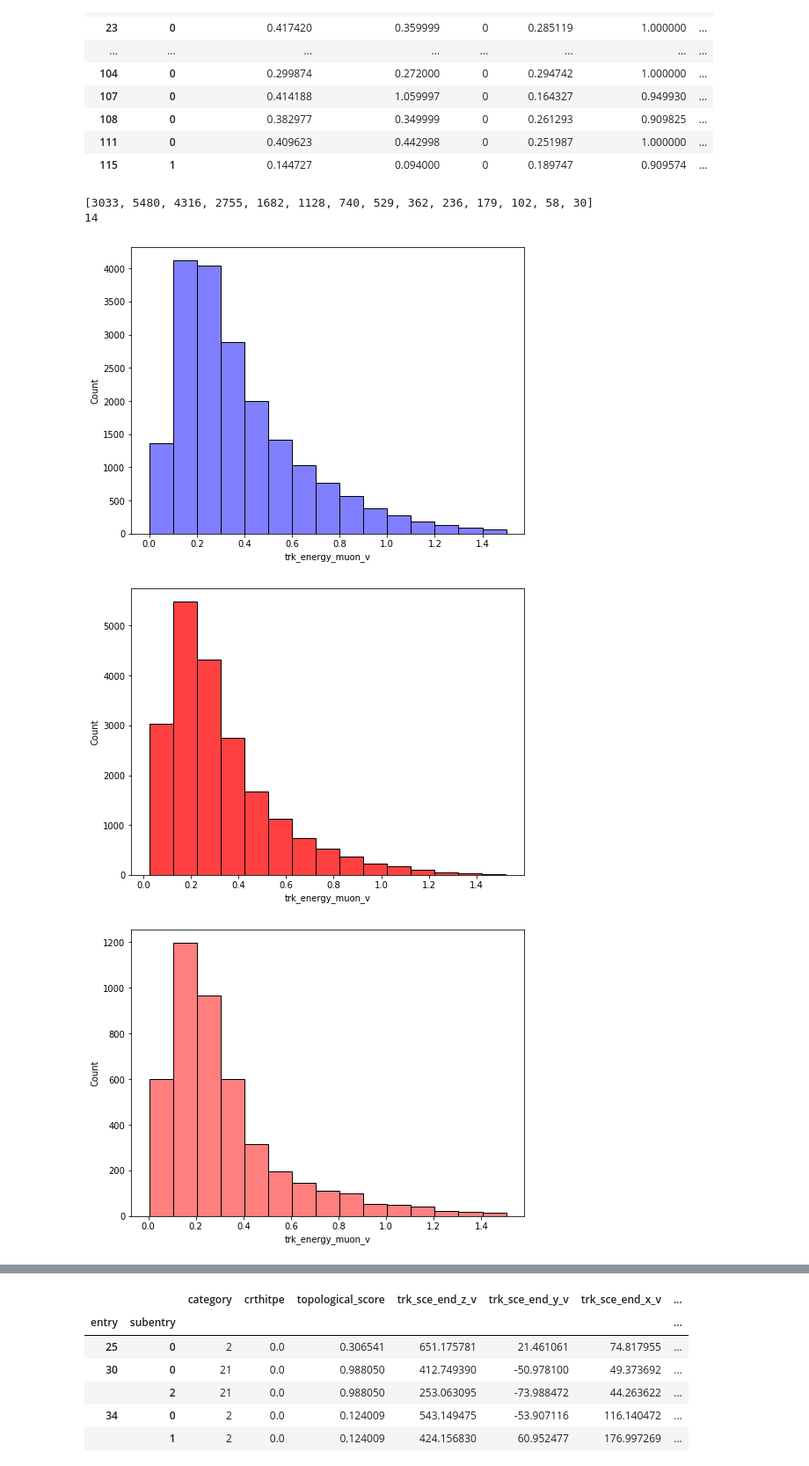
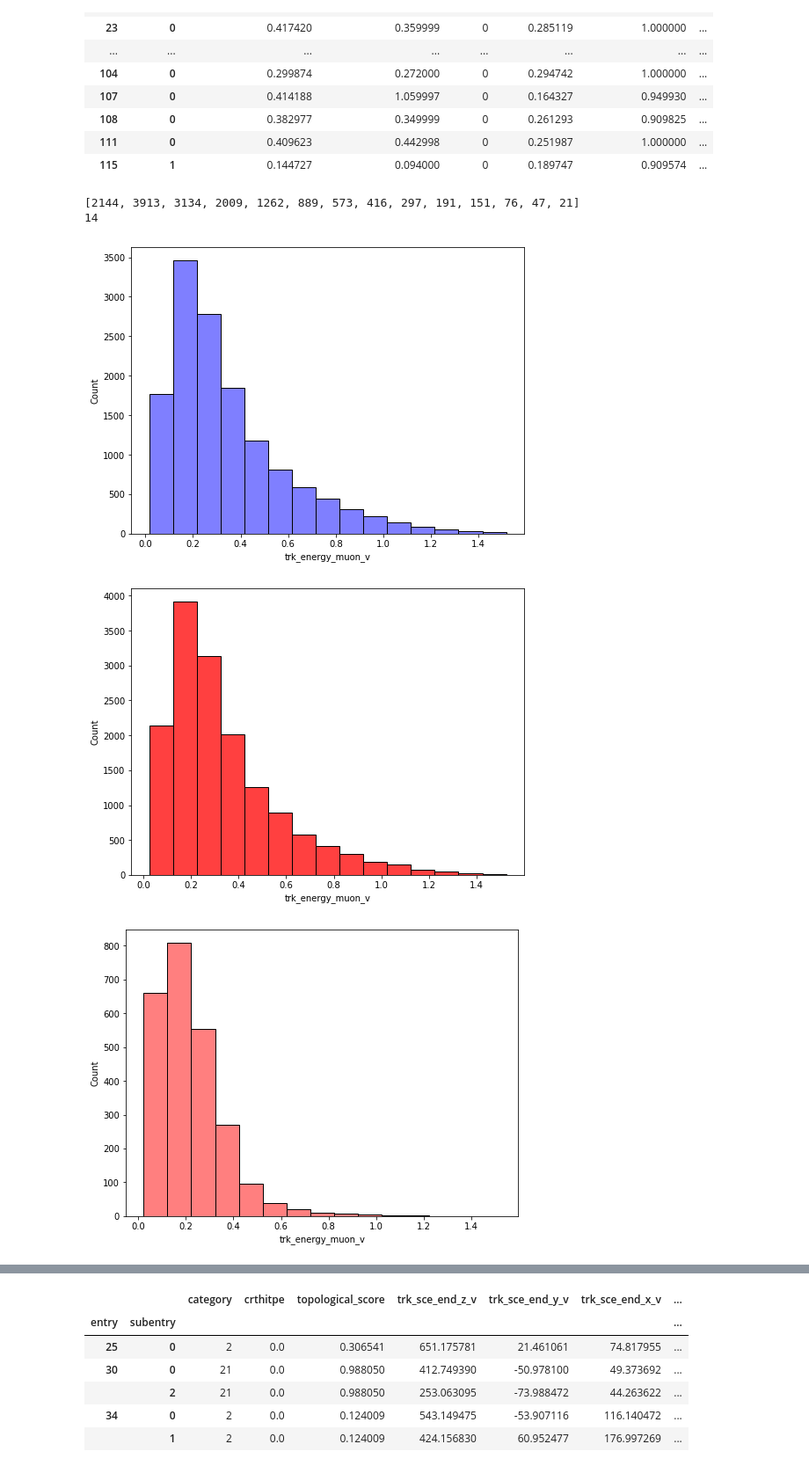
Before and after one commit to finnerudo/MScproject, a Jupyter notebook: Plotting_numu.ipynb, the cells around one changed output, grey strips where cells are left out. Shown: that part at 88% size. Saved outputs shown, nothing was run; the diff lists cells and outputs as text; code cells hidden in the pictures.

```diff
--- a/Plotting_numu.ipynb
+++ b/Plotting_numu.ipynb
@@ -89,9 +77,6 @@ KeyError: 'weightSplineTimesTune'
 
 # total run
 def selection_cut(df_cut, weightTuneBool = True):
-
-    df_cut = (df_cut.loc[((df_cut['trk_mcs_muon_mom_v'] - df_cut['trk_range_muon_mom_v']) / (df_cut['trk_range_muon_mom_v'])) > -0.5])
-    df_cut = (df_cut.loc[((df_cut['trk_mcs_muon_mom_v'] - df_cut['trk_range_muon_mom_v']) / (df_cut['trk_range_muon_mom_v'])) < 0.5])
 
 
     #Pre-selection cuts
@@ -111,7 +96,7 @@ def selection_cut(df_cut, weightTuneBool = True):
     df_cut = df_cut.loc[df_cut['nslice'] == 1]
     df_cut = df_cut.loc[df_cut['topological_score'] > 0.06]
     df_cut = df_cut.loc[df_cut['crtveto'] != 1]
-    #df_cut = df_cut.loc[df_cut['contained_fraction'] > 0.9]
+    df_cut = df_cut.loc[df_cut['_closestNuCosmicDist'] > 5]
 
 
 
@@ -126,6 +111,10 @@ def selection_cut(df_cut, weightTuneBool = True):
     df_cut = df_cut.loc[df_cut['trk_sce_end_z_v'] > -300]
     df_cut = df_cut.loc[df_cut['trk_sce_end_y_v'] > -300]
     df_cut = df_cut.loc[df_cut['trk_sce_end_z_v'] > -300]
+
+    #Selection cuts
+    df_cut = (df_cut.loc[((df_cut['trk_mcs_muon_mom_v'] - df_cut['trk_range_muon_mom_v']) / (df_cut['trk_range_muon_mom_v'])) > -0.5])
+    df_cut = (df_cut.loc[((df_cut['trk_mcs_muon_mom_v'] - df_cut['trk_range_muon_mom_v']) / (df_cut['trk_range_muon_mom_v'])) < 0.5])
 
     df_cut = df_cut.loc[df_cut['trk_score_v'] > 0.8]
     df_cut = df_cut.loc[5 <= df_cut['trk_sce_start_x_v']]
@@ -161,10 +150,12 @@ def selection_cut(df_cut, weightTuneBool = True):
 def selection_cut_MC(df_cut, weightTuneBool = True):
 
     #Pre-selection cuts
-
-    #df_cut = (df_cut.loc[((df_cut['trk_mcs_muon_mom_v'] - df_cut['trk_range_muon_mom_v']) / (df_cut['trk_range_muon_mom_v'])) > -0.5])
-    #df_cut = (df_cut.loc[((df_cut['trk_mcs_muon_mom_v'] - df_cut['trk_range_muon_mom_v']) / (df_cut['trk_range_muon_mom_v'])) < 0.5])
-
+    df_cut = df_cut.loc[5 <= df_cut['reco_nu_vtx_sce_x']]
+    df_cut = df_cut.loc[df_cut['reco_nu_vtx_sce_x'] <= 251]
+    df_cut = df_cut.loc[df_cut['reco_nu_vtx_sce_y'] <= 110]
+    df_cut = df_cut.loc[-110 <= df_cut['reco_nu_vtx_sce_y']]
+    df_cut = df_cut.loc[20 <= df_cut['reco_nu_vtx_sce_z']]
+    df_cut = df_cut.loc[df_cut['reco_nu_vtx_sce_z'] <= 986]
 
     df_cut1 = df_cut.loc[675 > df_cut['reco_nu_vtx_sce_z']]
     df_cut2 = df_cut.loc[df_cut['reco_nu_vtx_sce_z'] > 775]
@@ -175,10 +166,11 @@ def selection_cut_MC(df_cut, weightTuneBool = True):
     df_cut = df_cut.loc[df_cut['nslice'] == 1]
     df_cut = df_cut.loc[df_cut['topological_score'] > 0.06]
     df_cut = df_cut.loc[df_cut['crtveto'] != 1]
-    #df_cut = df_cut.loc[df_cut['contained_fraction'] > 0.9]
+    df_cut = df_cut.loc[df_cut['_closestNuCosmicDist'] > 5]
 
 
 
+    #Remove unnatural number
     df_cut = df_cut.loc[df_cut['trk_sce_end_x_v'] > -300]
     df_cut = df_cut.loc[df_cut['trk_sce_end_y_v'] > -300]
     df_cut = df_cut.loc[df_cut['trk_sce_end_z_v'] > -300]
@@ -187,6 +179,9 @@ def selection_cut_MC(df_cut, weightTuneBool = True):
     df_cut = df_cut.loc[df_cut['trk_sce_end_y_v'] > -300]
     df_cut = df_cut.loc[df_cut['trk_sce_end_z_v'] > -300]
 
+    #Selection cuts
+    df_cut = (df_cut.loc[((df_cut['trk_mcs_muon_mom_v'] - df_cut['trk_range_muon_mom_v']) / (df_cut['trk_range_muon_mom_v'])) > -0.5])
+    df_cut = (df_cut.loc[((df_cut['trk_mcs_muon_mom_v'] - df_cut['trk_range_muon_mom_v']) / (df_cut['trk_range_muon_mom_v'])) < 0.5])
     df_cut = df_cut.loc[df_cut['trk_score_v'] > 0.8]
     df_cut = df_cut.loc[5 <= df_cut['trk_sce_start_x_v']]
     df_cut = df_cut.loc[df_cut['trk_sce_start_x_v'] <= 251]
@@ -222,10 +217,6 @@ def selection_cut_ext(df_cut, weightTuneBool = True):
 
     #Pre-selection cuts
 
-    #df_cut = (df_cut.loc[((df_cut['trk_mcs_muon_mom_v'] - df_cut['trk_range_muon_mom_v']) / (df_cut['trk_range_muon_mom_v'])) > -0.5])
-    #df_cut = (df_cut.loc[((df_cut['trk_mcs_muon_mom_v'] - df_cut['trk_range_muon_mom_v']) / (df_cut['trk_range_muon_mom_v'])) < 0.5])
-
-
     df_cut = df_cut.loc[5 <= df_cut['reco_nu_vtx_sce_x']]
     df_cut = df_cut.loc[df_cut['reco_nu_vtx_sce_x'] <= 251]
     df_cut = df_cut.loc[df_cut['reco_nu_vtx_sce_y'] <= 110]
@@ -242,8 +233,9 @@ def selection_cut_ext(df_cut, weightTuneBool = True):
     df_cut = df_cut.loc[df_cut['nslice'] == 1]
     df_cut = df_cut.loc[df_cut['topological_score'] > 0.06]
     df_cut = df_cut.loc[df_cut['crtveto'] != 1]
-    #df_cut = df_cut.loc[df_cut['contained_fraction'] > 0.9]
+    df_cut = df_cut.loc[df_cut['_closestNuCosmicDist'] > 5]
 
+    #Remove unnatural number
     df_cut = df_cut.loc[df_cut['trk_sce_end_x_v'] > -300]
     df_cut = df_cut.loc[df_cut['trk_sce_end_y_v'] > -300]
     df_cut = df_cut.loc[df_cut['trk_sce_end_z_v'] > -300]
@@ -251,6 +243,10 @@ def selection_cut_ext(df_cut, weightTuneBool = True):
     df_cut = df_cut.loc[df_cut['trk_sce_end_z_v'] > -300]
     df_cut = df_cut.loc[df_cut['trk_sce_end_y_v'] > -300]
     df_cut = df_cut.loc[df_cut['trk_sce_end_z_v'] > -300]
+
+    #Standard cuts
+    df_cut = (df_cut.loc[((df_cut['trk_mcs_muon_mom_v'] - df_cut['trk_range_muon_mom_v']) / (df_cut['trk_range_muon_mom_v'])) > -0.5])
+    df_cut = (df_cut.loc[((df_cut['trk_mcs_muon_mom_v'] - df_cut['trk_range_muon_mom_v']) / (df_cut['trk_range_muon_mom_v'])) < 0.5])
 
     df_cut = df_cut.loc[df_cut['trk_score_v'] > 0.8]
     df_cut = df_cut.loc[5 <= df_cut['trk_sce_start_x_v']]
@@ -349,38 +345,38 @@ df_data_real.head(50)
 
 
 
 
 #Get height of MC bins
 MC_figure = plt.figure(figsize=(8,6))
-MC = sns.histplot(data=df_data, x='trk_energy_muon_v', binwidth = 0.1, color = 'blue', alpha = 0.5, weights = 1/5.3, multiple = "layer", palette = 'deep')
+MC = sns.histplot(data=df_data, x='trk_energy_muon_v', binwidth = 0.1, color = 'blue', alpha = 0.5, weights = 1/5.214, multiple = "layer", palette = 'deep')
 MC_bars = MC.patches
 heights_MC = [patch.get_height() for patch in MC_bars]
 y = heights_MC[:14]
 #print(heights_MC)
 
 
 #Get height of bins
 Real_figure = plt.figure(figsize=(8,6))
 Data = sns.histplot(data=df_data_real, x='trk_energy_muon_v', color= 'red', binwidth = 0.1, multiple = 'layer', palette = "Set1")
 bars = Data.patches
 heights = [patch.get_height() for patch in bars]
 y_real = heights[:14]
 print(y_real)
 
 #Height of bin for EXT file
 EXT_figure = plt.figure(figsize=(8,6))
 EXT = sns.histplot(data=df_data_EXT, x='trk_energy_muon_v', binwidth = 0.1, color = 'red', alpha = 0.5, weights = 1/2.07, palette = 'deep')
 bars = EXT.patches
 heights_EXT = [patch.get_height() for patch in bars]
 y_EXT = heights_EXT[:14]
 
 print(len(y_EXT))
 # %% [output]
-[3033, 5480, 4316, 2755, 1682, 1128, 740, 529, 362, 236, 179, 102, 58, 30]
+[2144, 3913, 3134, 2009, 1262, 889, 573, 416, 297, 191, 151, 76, 47, 21]
 14
-[figure, old version]
+[figure, new version]
-[figure, old version]
+[figure, new version]
-[figure, old version]
+[figure, new version]
 # %%
 #this is with subrun
 
```
Also changed, not shown: parts of 5 cells of this notebook.
